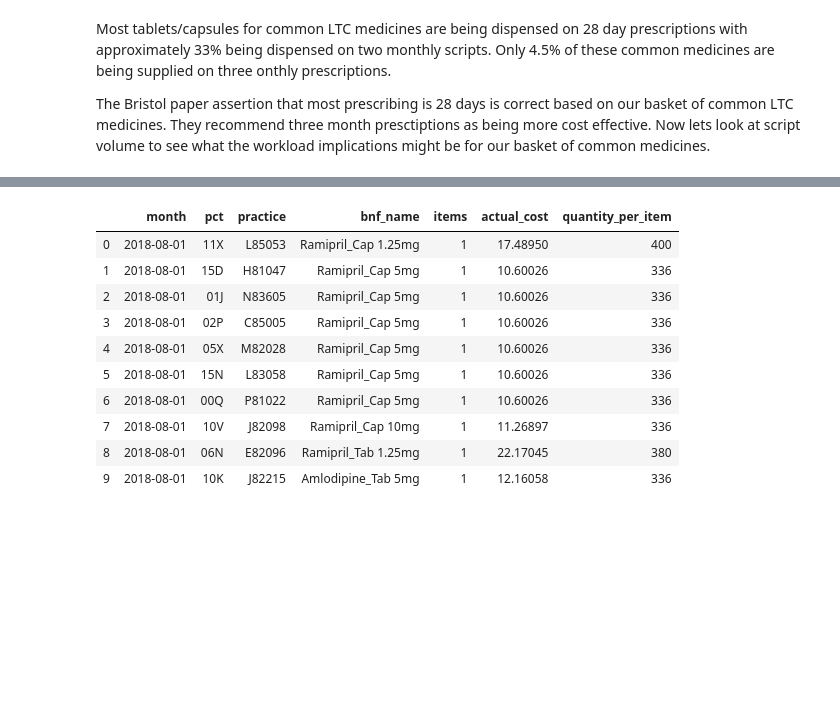
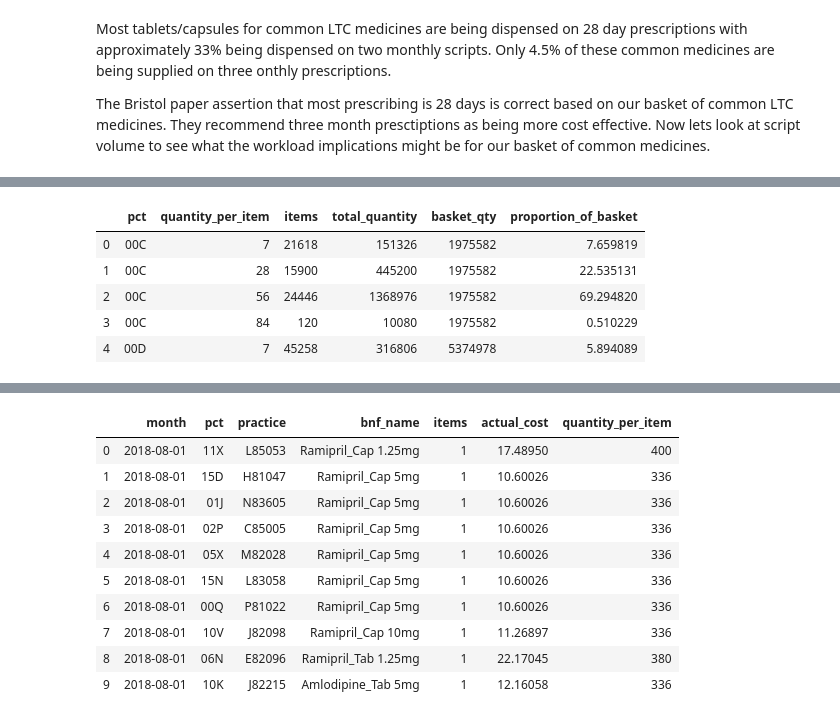
Before and after one commit to ebmdatalab/jupyter-notebooks, a Jupyter notebook: LTC Prescription Duration/LTC Rx Duration.ipynb, the cells around one changed output, grey strips where cells are left out. Cells and saved outputs as stored; diff of their text form; code cells hidden in the pictures; blank space fills up the shorter version.

```diff
--- a/LTC Prescription Duration/LTC Rx Duration.ipynb
+++ b/LTC Prescription Duration/LTC Rx Duration.ipynb
@@ -148,0 +176,11 @@ There are 16.2million one month scripts for our basket of common medicines.
+# %%
+ccg_map =  pd.merge(df_common_ccg,ccg_total, on="pct")
+ccg_map["proportion_of_basket"] = ccg_map["total_quantity"]/ccg_map["basket_qty"]*100
+ccg_map.head()
+# %% [output]
+|  | pct | quantity_per_item | items | total_quantity | basket_qty | proportion_of_basket |
+| 0 | 00C | 7 | 21618 | 151326 | 1975582 | 7.659819 |
+| 1 | 00C | 28 | 15900 | 445200 | 1975582 | 22.535131 |
+| 2 | 00C | 56 | 24446 | 1368976 | 1975582 | 69.294820 |
+| 3 | 00C | 84 | 120 | 10080 | 1975582 | 0.510229 |
+| 4 | 00D | 7 | 45258 | 316806 | 5374978 | 5.894089 |
```
Also changed, not shown: parts of 14 cells of this notebook.
